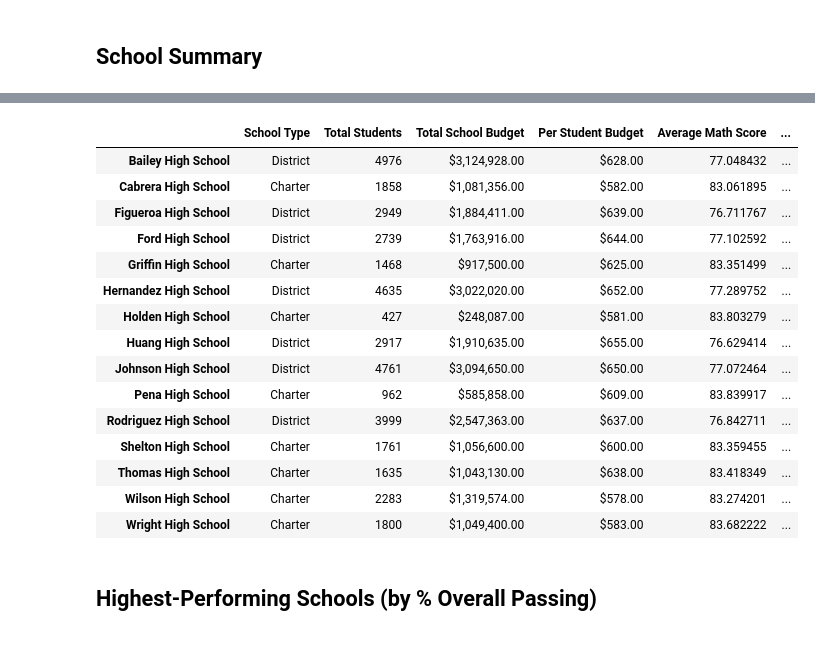
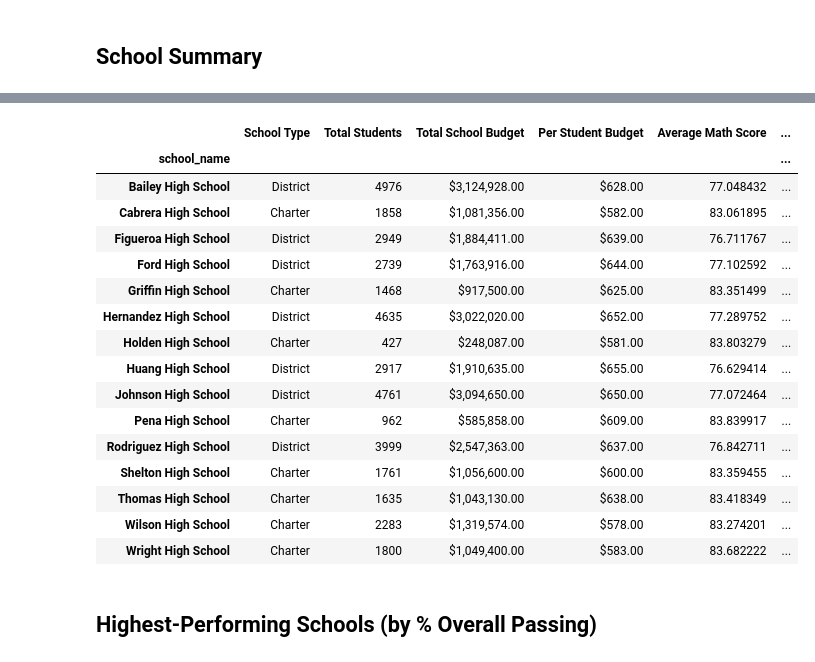
Before and after one commit to cmaijala/pandas-challenge, a Jupyter notebook: PyCitySchools/PyCitySchools_starter.ipynb, the cells around one changed output, grey strips where cells are left out. Cells and saved outputs as stored; diff of their text form; code cells hidden in the pictures.

Commit message:
School Summary Completed

```diff
--- a/PyCitySchools/PyCitySchools_starter.ipynb
+++ b/PyCitySchools/PyCitySchools_starter.ipynb
@@ -131,0 +256,5 @@ per_school_reading =
+# %%
+# Calculate the number of students per school with math scores of 70 or higher from school_data_complete
+students_passing_math = school_data_complete[school_data_complete["math_score"] >= 70].groupby("school_name")["student_name"].count()
+
+students_passing_math
@@ -132,4 +279,5 @@ per_school_reading =
 # %%
 # Calculate the number of students per school with math scores of 70 or higher from school_data_complete
-students_passing_math =
-school_students_passing_math =
+school_students_passing_math = students_passing_math / per_school_counts * 100
+
+school_students_passing_math
@@ -135,0 +302,5 @@ school_students_passing_math =
+# %%
+# Calculate the number of students per school with reading scores of 70 or higher from school_data_complete
+students_passing_reading = school_data_complete[school_data_complete["reading_score"] >= 70].groupby("school_name")["student_name"].count()
+
+students_passing_reading
@@ -136,4 +325,5 @@ school_students_passing_math =
 # %%
 # Calculate the number of students per school with reading scores of 70 or higher from school_data_complete
-students_passing_reading =
-school_students_passing_reading =
+school_students_passing_reading = students_passing_reading / per_school_counts * 100
+
+school_students_passing_reading
@@ -151,15 +399,26 @@ overall_passing_rate = school_students_passing_math_and_reading / per_school_cou
 # %%
 # Create a DataFrame called `per_school_summary` with columns for the calculations above.
-per_school_summary =
+per_school_summary = pd.DataFrame({
+    "School Type": school_types,
+    "Total Students": per_school_counts,
+    "Total School Budget": per_school_budget,
+    "Per Student Budget": per_school_capita,
+    "Average Math Score": per_school_math,
+    "Average Reading Score": per_school_reading,
+    "% Passing Math": school_students_passing_math,
+    "% Passing Reading": school_students_passing_reading,
+    "% Overall Passing": overall_passing_rate
+})
 
 # Formatting
 per_school_summary["Total School Budget"] = per_school_summary["Total School Budget"].map("${:,.2f}".format)
 per_school_summary["Per Student Budget"] = per_school_summary["Per Student Budget"].map("${:,.2f}".format)
 
 # Display the DataFrame
 per_school_summary
 # %% [output]
 |  | School Type | Total Students | Total School Budget | Per Student Budget | Average Math Score | ... |
+| school_name |  |  |  |  |  | ... |
 | Bailey High School | District | 4976 | $3,124,928.00 | $628.00 | 77.048432 | ... |
 | Cabrera High School | Charter | 1858 | $1,081,356.00 | $582.00 | 83.061895 | ... |
 | Figueroa High School | District | 2949 | $1,884,411.00 | $639.00 | 76.711767 | ... |
```
Also changed, not shown: parts of 12 cells of this notebook.
